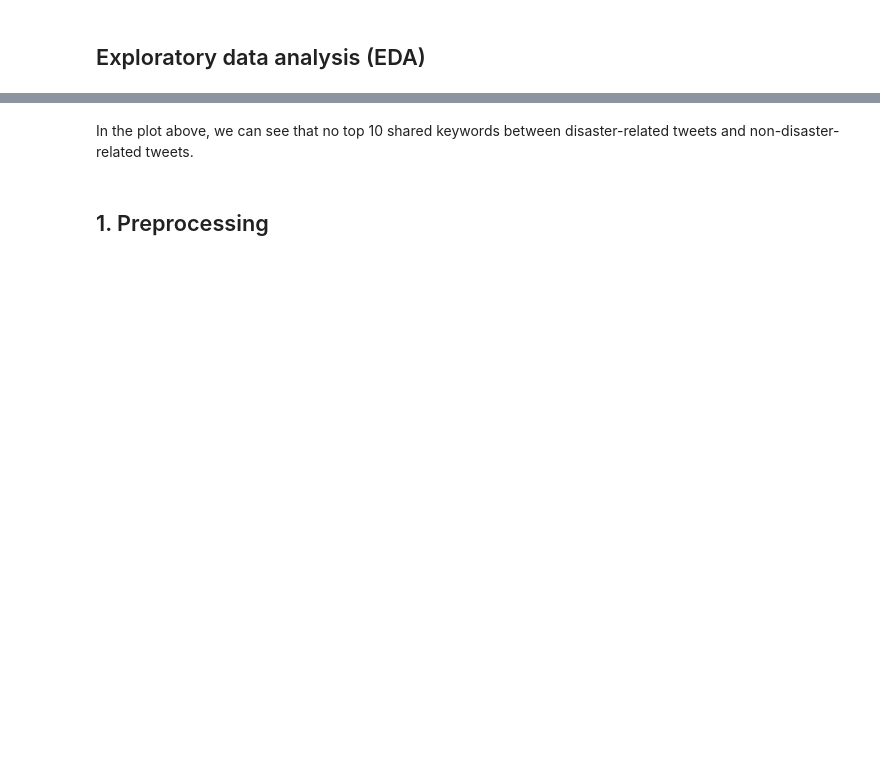
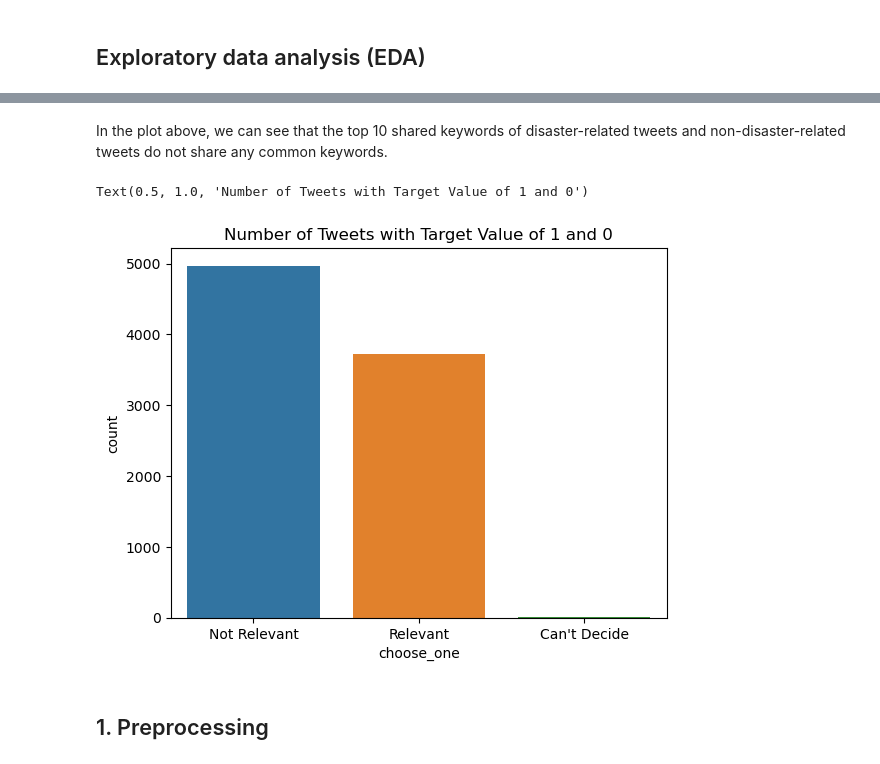
Before and after one commit to magnusrodseth/disaster-tweets, a Jupyter notebook: notebook-new.ipynb, the cells around one changed output, grey strips where cells are left out. Drawn from its saved outputs; the diff is of its cells as text; code cells hidden in the pictures; blank space fills up the shorter version.

```diff
--- a/notebook-new.ipynb
+++ b/notebook-new.ipynb
@@ -212,4 +194,10 @@ plt.show()
 # %% [markdown]
-In the plot above, we can see that no top 10 shared keywords between disaster-related tweets and non-disaster-related tweets.
+In the plot above, we can see that the top 10 shared keywords of disaster-related tweets and non-disaster-related tweets do not share any common keywords.
+# %%
+sns.countplot(x='choose_one', data=df)
+plt.title('Number of Tweets with Target Value of 1 and 0')
+# %% [output]
+Text(0.5, 1.0, 'Number of Tweets with Target Value of 1 and 0')
+[figure, added]
 # %% [markdown]
 ## 1. Preprocessing
```
Also changed, not shown: parts of 47 cells of this notebook.
